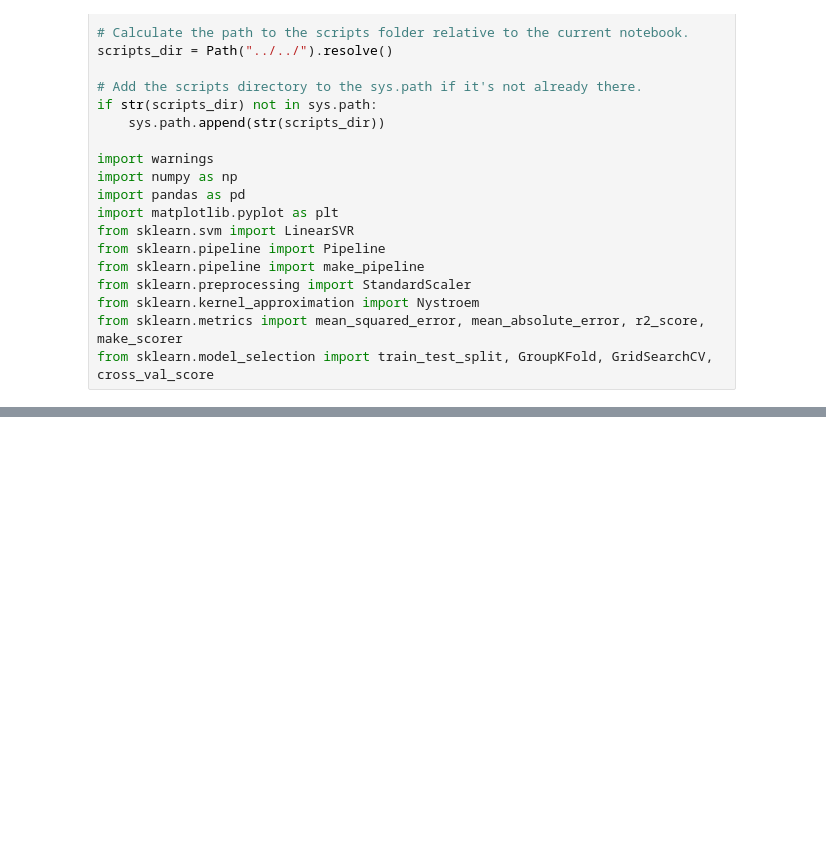
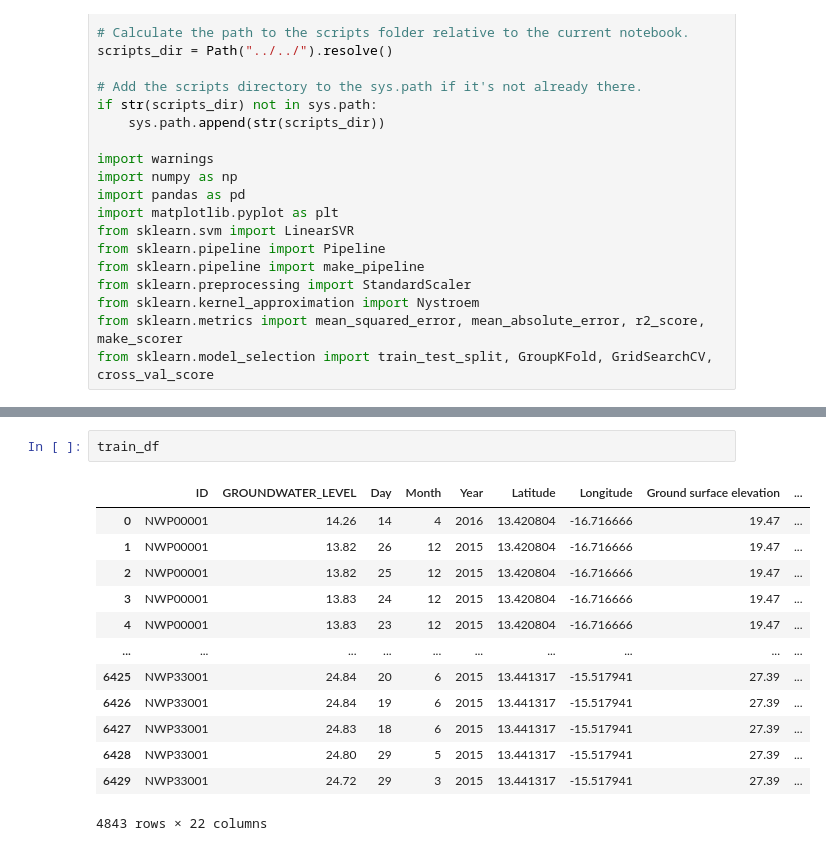
Before and after one commit to franfurey/aquaViva, a Jupyter notebook: notebooks/machine_learning/LinearSVR.ipynb, the cells around one changed output, grey strips where cells are left out. Saved outputs shown, nothing was run; the diff lists cells and outputs as text; blank space fills up the shorter version.

```diff
--- a/notebooks/machine_learning/LinearSVR.ipynb
+++ b/notebooks/machine_learning/LinearSVR.ipynb
@@ -172,0 +299,16 @@ Coefficient of Determination (R²): 0.3462585938553989
+# %%
+train_df
+# %% [output]
+|  | ID | GROUNDWATER_LEVEL | Day | Month | Year | Latitude | Longitude | Ground surface elevation | ... |
+| 0 | NWP00001 | 14.26 | 14 | 4 | 2016 | 13.420804 | -16.716666 | 19.47 | ... |
+| 1 | NWP00001 | 13.82 | 26 | 12 | 2015 | 13.420804 | -16.716666 | 19.47 | ... |
+| 2 | NWP00001 | 13.82 | 25 | 12 | 2015 | 13.420804 | -16.716666 | 19.47 | ... |
+| 3 | NWP00001 | 13.83 | 24 | 12 | 2015 | 13.420804 | -16.716666 | 19.47 | ... |
+| 4 | NWP00001 | 13.83 | 23 | 12 | 2015 | 13.420804 | -16.716666 | 19.47 | ... |
+| ... | ... | ... | ... | ... | ... | ... | ... | ... | ... |
+| 6425 | NWP33001 | 24.84 | 20 | 6 | 2015 | 13.441317 | -15.517941 | 27.39 | ... |
+| 6426 | NWP33001 | 24.84 | 19 | 6 | 2015 | 13.441317 | -15.517941 | 27.39 | ... |
+| 6427 | NWP33001 | 24.83 | 18 | 6 | 2015 | 13.441317 | -15.517941 | 27.39 | ... |
+| 6428 | NWP33001 | 24.80 | 29 | 5 | 2015 | 13.441317 | -15.517941 | 27.39 | ... |
+| 6429 | NWP33001 | 24.72 | 29 | 3 | 2015 | 13.441317 | -15.517941 | 27.39 | ... |
+4843 rows × 22 columns
```
Also changed, not shown: parts of 8 cells of this notebook.
